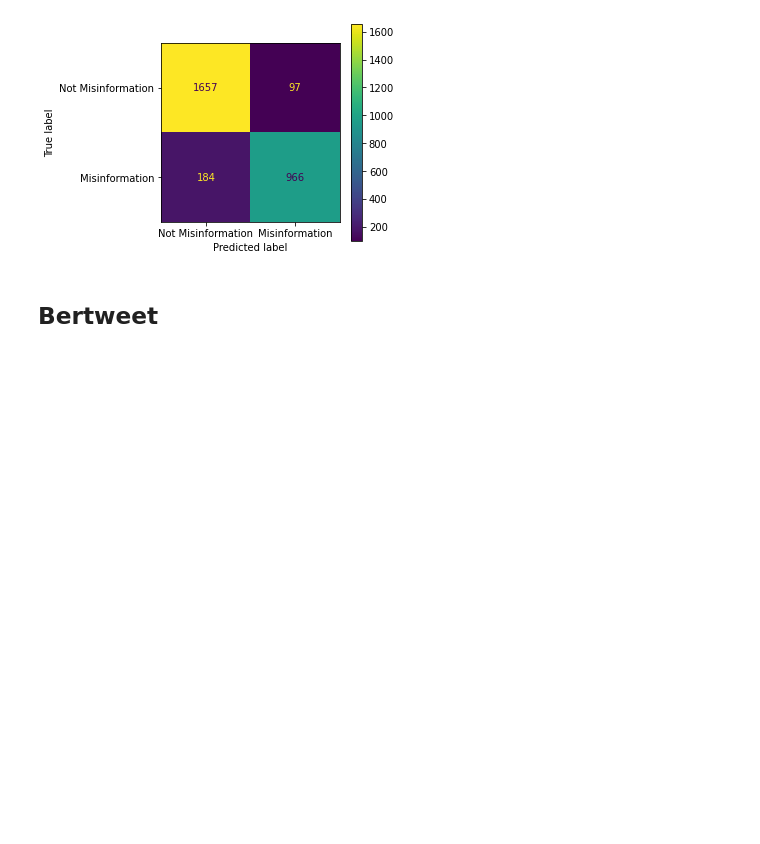
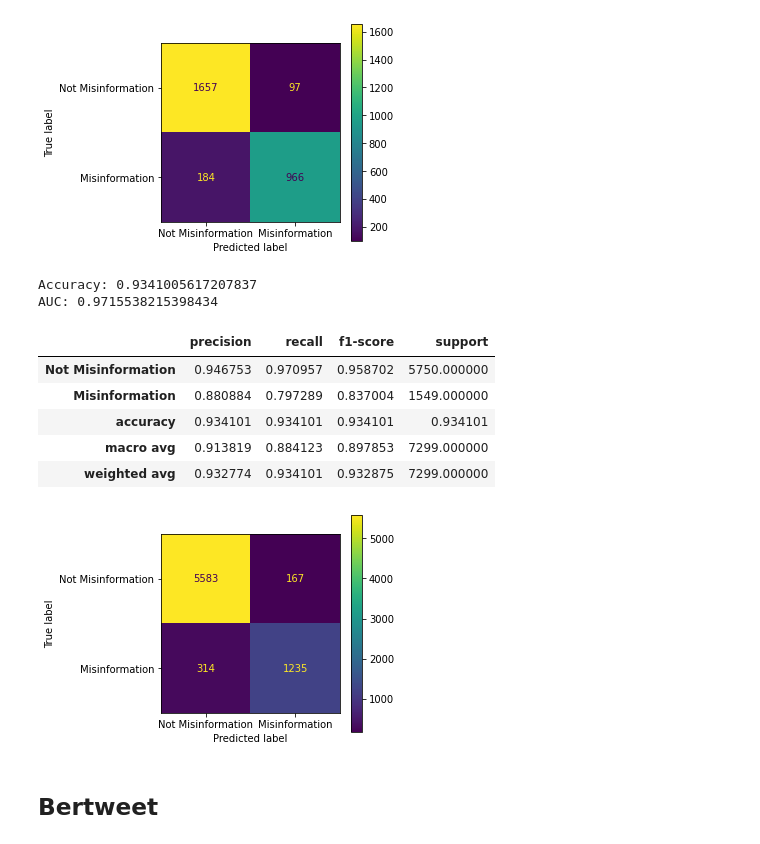
Before and after one commit to crarojasca/MDFI_misinformation, a Jupyter notebook: model_comparative.ipynb, the cells around one changed output. Cells and saved outputs as stored; diff of their text form; code cells hidden in the pictures; blank space fills up the shorter version.

```diff
--- a/model_comparative.ipynb
+++ b/model_comparative.ipynb
@@ -22,3 +25,9 @@ from IPython.display import display, Markdown, Latex
 # %%
 data = pd.read_csv("datasets/cards_waterloo.csv", low_memory=False)
-data.sample()
+data = data.drop(columns=["roberta_pred", "roberta_proba"])
+data = data.rename(columns={
+    "waterloo-cards_pred": "roberta_cards_pipe_pred",
+    "waterloo-cards_proba": "roberta_cards_pipe_proba",
+    "roberta_new_pipe_pred": "roberta_pred",
+    "roberta_new_pipe_proba": "roberta_proba",
+})
@@ -32,8 +37,10 @@ def format_scores(x):
 
 data["cards_proba"] = data["cards_proba"].apply(format_scores)
 data["waterloo_proba"] = data["waterloo_proba"].apply(format_scores)
-data["waterloo-cards_proba"] = data["waterloo-cards_proba"].apply(format_scores)
-data["roberta_new_pipe_proba"] = data["waterloo-cards_proba"].apply(format_scores)
+data["roberta_cards_pipe_proba"] = data["roberta_cards_pipe_proba"].apply(format_scores)
+data["roberta_proba"] = data["roberta_proba"].apply(format_scores)
 data["bertweet_proba"] = data["bertweet_proba"].apply(format_scores)
+data["electra_proba"] = data["electra_proba"].apply(format_scores)
+data["xlnet_proba"] = data["xlnet_proba"].apply(format_scores)
 # %%
 test = data[data.PARTITION=="TEST"]
@@ -40,24 +116,31 @@ test = data[data.PARTITION=="TEST"]
 # %% [markdown]
 ## Roberta
 # %%
-def report(y_true, y_pred, scores,  classes):
+def report(y_true, y_pred, scores, classes, matrix_display=True):
 
     acc = accuracy_score(y_true, y_pred)
-    roc_auc = roc_auc_score(y_true, scores, multi_class="ovr", average="macro")
+
+    fpr, tpr, thresholds = roc_curve(y_true, scores)
+    roc_auc = auc(tpr, fpr)# multi_class="ovr", average="macro")
 
     print(f"Accuracy: {acc}")
     print(f"AUC: {roc_auc}")
 
-    c_m = confusion_matrix(y_true, y_pred)
-    cmp = ConfusionMatrixDisplay(
-        c_m, display_labels=classes)
-    fig, ax = plt.subplots(figsize=(4,4))
-    cmp.plot(ax=ax)
+    if matrix_display:
+        c_m = confusion_matrix(y_true, y_pred)
+        cmp = ConfusionMatrixDisplay(
+            c_m, display_labels=classes)
+        fig, ax = plt.subplots(figsize=(4,4))
+        cmp.plot(ax=ax)
 
-    return pd.DataFrame(classification_report(y_true, y_pred, target_names=classes, output_dict=True)).transpose()
+    report = pd.DataFrame(
+        classification_report(y_true, y_pred, target_names=classes, output_dict=True)).transpose()
+
+    display(report)
 
 target_names = ["Not Misinformation", "Misinformation"]
 # display(Markdown("**Waterloo-Cards**"))
-scores = test['roberta_new_pipe_proba'].apply(lambda x: sum(x[1:]))
-report(test.labels, test['roberta_new_pipe_pred'], scores, target_names)
+scores = test['roberta_proba'].apply(lambda x: sum(x[1:]))
+scores = test.apply(lambda x: x[f"{model}_proba"][x[f"{model}_pred"]], axis=1).values
+report(test.labels, test['roberta_pred'], scores, target_names)
 # %% [output]
@@ -98,6 +173,19 @@ AUC: 0.961584700808091
 | macro avg | 0.904402 | 0.892349 | 0.897429 | 2904.000000 |
 | weighted avg | 0.903497 | 0.903237 | 0.902506 | 2904.000000 |
 [figure]
+# %%
+scores = test['roberta_cards_pipe_proba'].apply(lambda x: sum(x[1:]))
+report(test.labels, test['roberta_cards_pipe_pred'], scores, target_names)
+# %% [output]
+Accuracy: 0.9341005617207837
+AUC: 0.9715538215398434
+|  | precision | recall | f1-score | support |
+| Not Misinformation | 0.946753 | 0.970957 | 0.958702 | 5750.000000 |
+| Misinformation | 0.880884 | 0.797289 | 0.837004 | 1549.000000 |
+| accuracy | 0.934101 | 0.934101 | 0.934101 | 0.934101 |
+| macro avg | 0.913819 | 0.884123 | 0.897853 | 7299.000000 |
+| weighted avg | 0.932774 | 0.934101 | 0.932875 | 7299.000000 |
+[figure, added]
 # %% [markdown]
 ## Bertweet
 # %%
```
Also changed, not shown: parts of 14 cells of this notebook, 2 other files.
